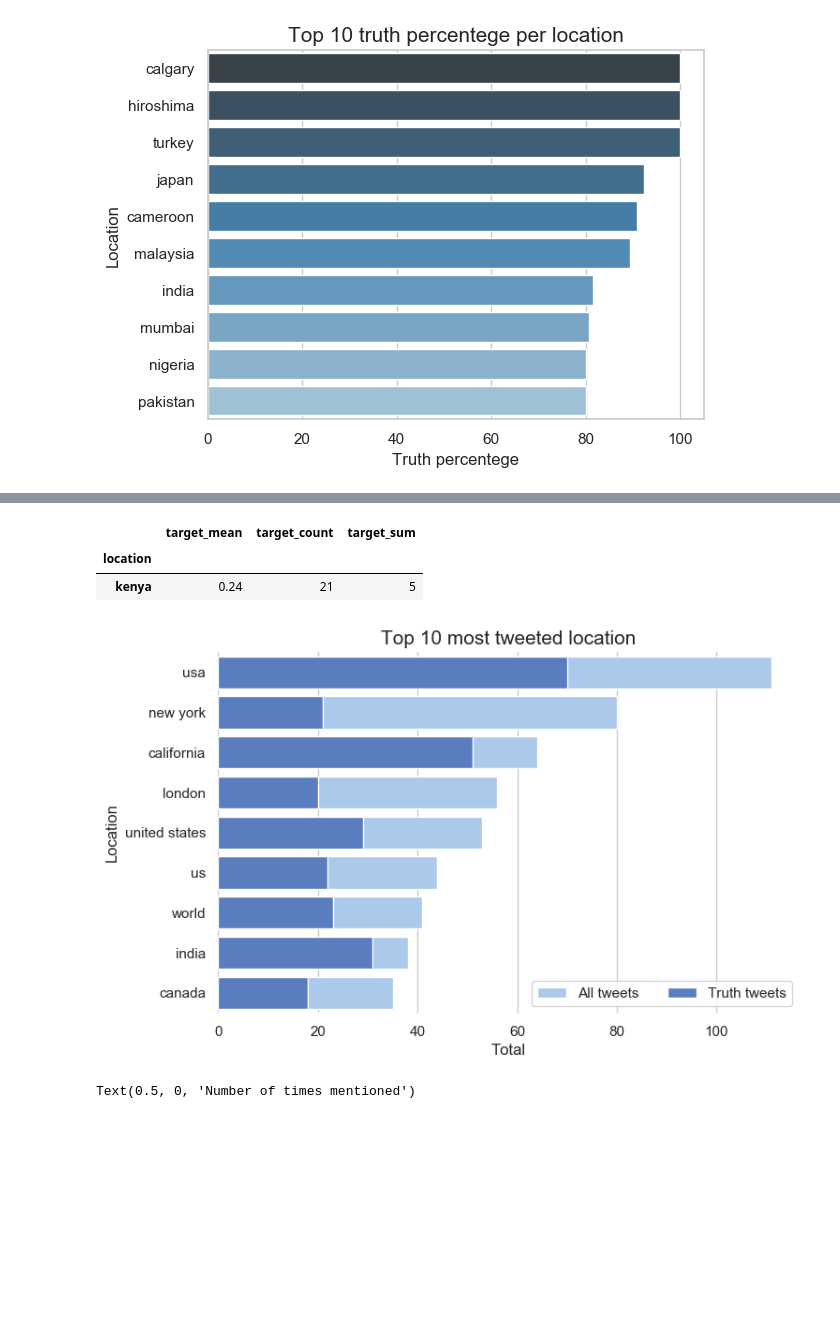
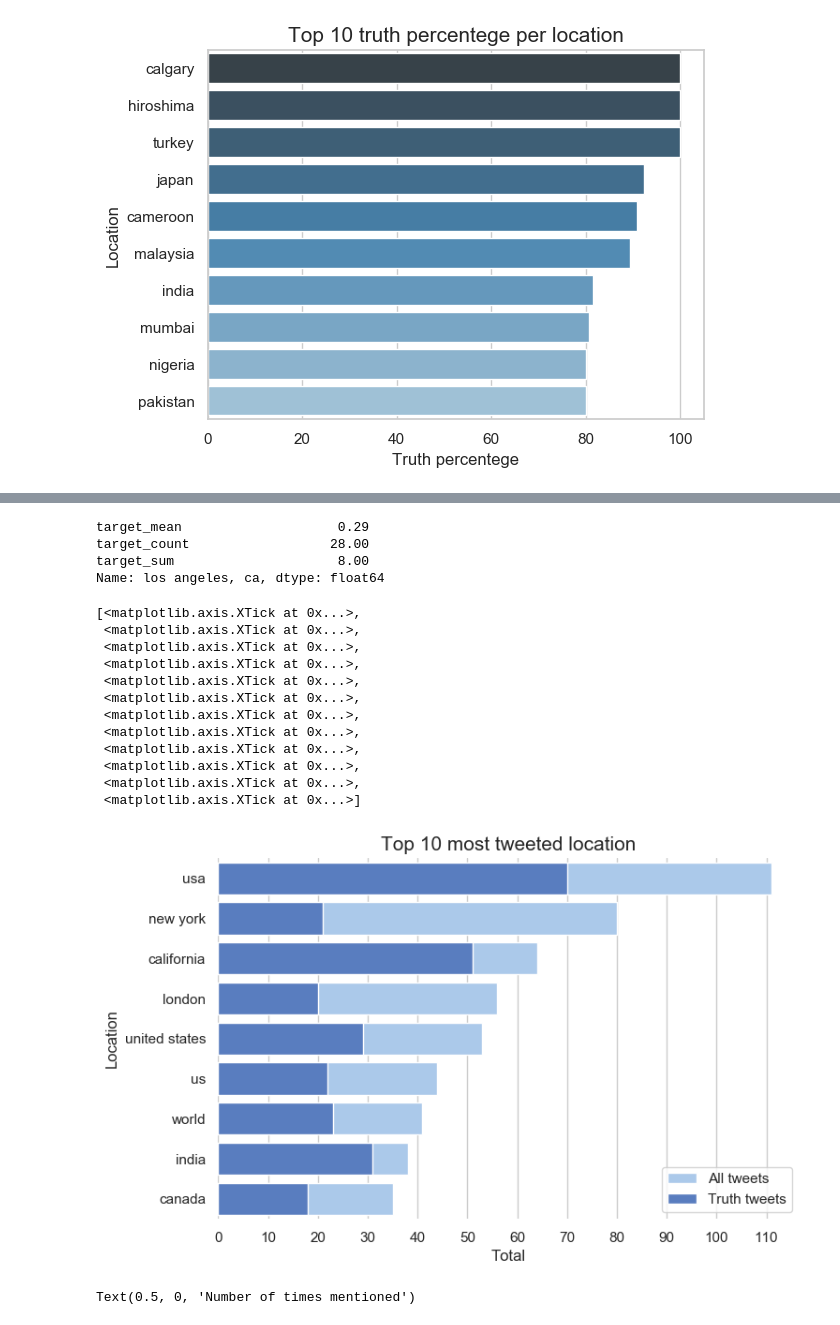
Before and after one commit to d-bizari/Organizacion-de-datos, a Jupyter notebook: TP1.ipynb, the cells around one changed output, grey strips where cells are left out. Saved outputs shown, nothing was run; the diff lists cells and outputs as text; code cells hidden in the pictures; blank space fills up the shorter version.

```diff
--- a/TP1.ipynb
+++ b/TP1.ipynb
@@ -111,31 +108,45 @@ plt.show()
-# %%
-data_grouped_location.loc[data_grouped_location.index == 'kenya',:]
-# %% [output]
-|  | target_mean | target_count | target_sum |
-| location |  |  |  |
-| kenya | 0.24 | 21 | 5 |
+# %%
+data_grouped_location.loc['los angeles, ca',:]
+# %% [output]
+target_mean                    0.29
+target_count                  28.00
+target_sum                     8.00
+Name: los angeles, ca, dtype: float64
 # %%
 index_most_tweeted = data_grouped_location['target_count'].nlargest(10).index
 index_most_tweeted = index_most_tweeted.drop('unknown') #Ya que en la limpieza de datos determinamos que son valores desconocidos
 f, ax = plt.subplots(figsize=(8, 5))
 
 sns.set_color_codes("pastel")
 sns.barplot(x=data_grouped_location.loc[index_most_tweeted,'target_count'], y=index_most_tweeted,
             label="All tweets", color="b")
 
 sns.set_color_codes("muted")
 sns.barplot(x=data_grouped_location.loc[index_most_tweeted,'target_sum'], y=index_most_tweeted,
             label="Truth tweets", color="b")
 
 # Add a legend and informative axis label
 ax.set_title("Top 10 most tweeted location", fontsize = 15)
 ax.set_ylabel("Location", fontsize = 12)
 # ax.set_xlabel("Truth percentege", fontsize = 12)
-ax.legend(ncol=2, loc="lower right", frameon=True)
+ax.legend(ncol=1, loc="lower right", frameon=True)
 ax.set(ylabel="Location",xlabel="Total")
 sns.despine(left=True, bottom=True)
+ax.set_xticks(np.arange(0,120,10))
 # %% [output]
+[<matplotlib.axis.XTick at 0x...>,
+ <matplotlib.axis.XTick at 0x...>,
+ <matplotlib.axis.XTick at 0x...>,
+ <matplotlib.axis.XTick at 0x...>,
+ <matplotlib.axis.XTick at 0x...>,
+ <matplotlib.axis.XTick at 0x...>,
+ <matplotlib.axis.XTick at 0x...>,
+ <matplotlib.axis.XTick at 0x...>,
+ <matplotlib.axis.XTick at 0x...>,
+ <matplotlib.axis.XTick at 0x...>,
+ <matplotlib.axis.XTick at 0x...>,
+ <matplotlib.axis.XTick at 0x...>]
-[figure, old version]
+[figure, new version]
 # %%
 # no pareciera haber relacion entre la cantidad de veces mencionada con su verdad
 data_grouped_location = data_grouped_location.drop(data_grouped_location.loc[data_grouped_location.index == 'unknown'].index)
```
Also changed, not shown: parts of 1 cell of this notebook.
